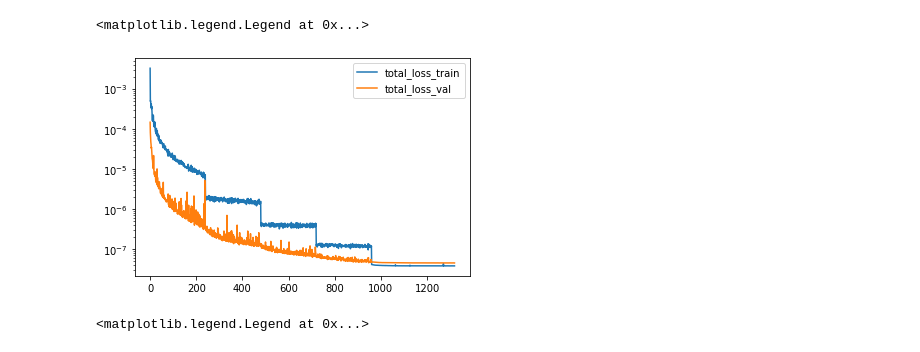
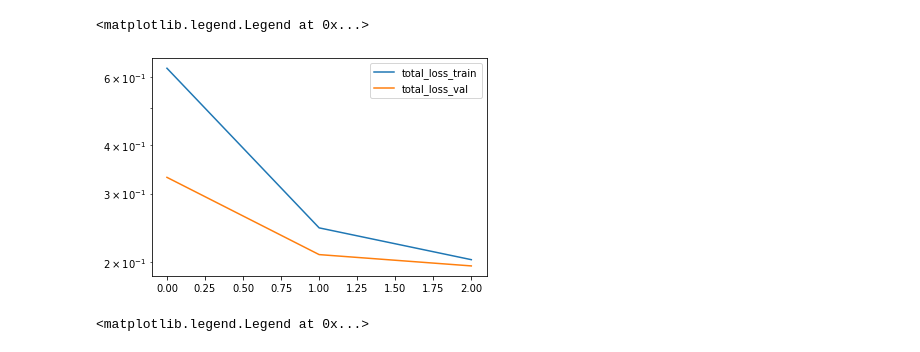
Before and after one commit to Hui-Chi/NF-C-VAE, a Jupyter notebook: checkOutput.ipynb, the cells around one changed output. Cells and saved outputs as stored; diff of their text form; code cells hidden in the pictures.

Commit message:
test on standardizing data

```diff
--- a/checkOutput.ipynb
+++ b/checkOutput.ipynb
@@ -3,16 +3,16 @@ import numpy as np
 import pandas as pd
 from matplotlib import pyplot as plt
 # %%
-epoch = np.arange(0,1320)
-train_loss = np.load("/workdir/huichi/NF-C-VAE/data_save/lr1en4_IAF_train_loss.npy", allow_pickle=True)
-val_loss = np.load("/workdir/huichi/NF-C-VAE/data_save/lr1en4_IAF_val_loss.npy", allow_pickle=True)
+epoch = np.arange(0,3)
+train_loss = np.load("/workdir/huichi/NF-C-VAE/data_save/std_NoF_train_loss.npy", allow_pickle=True)
+val_loss = np.load("/workdir/huichi/NF-C-VAE/data_save/std_NoF_val_loss.npy", allow_pickle=True)
 plt.plot(epoch, train_loss, '-', label='total_loss_train')
 plt.plot(epoch, val_loss, '-', label='total_loss_val')
 plt.yscale('log')
 plt.legend()
 # %% [output]
 <matplotlib.legend.Legend at 0x...>
-[figure, old version]
+[figure, new version]
 # %%
 epoch = np.arange(0,250)
 train_kl = np.load("/workdir/huichi/NF-C-VAE/data_save/6var_MAF_train_kl.npy", allow_pickle=True)
```
Also changed, not shown: parts of 2 cells of this notebook, 3 other files.
